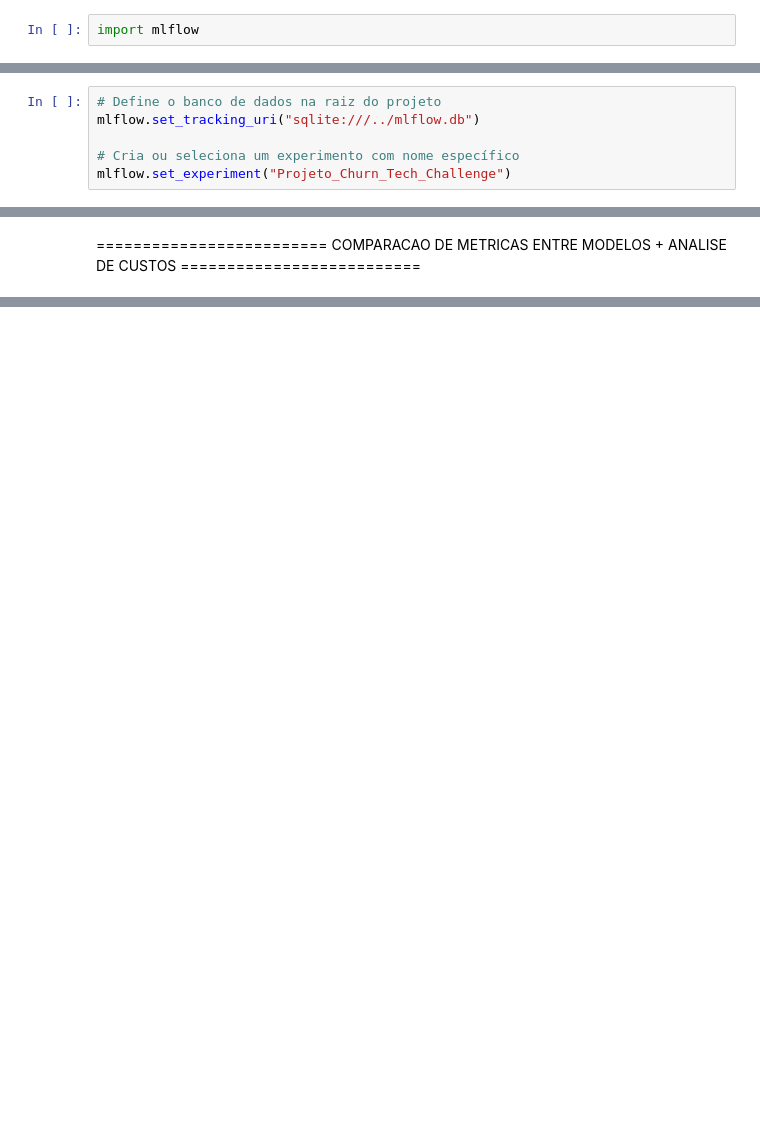
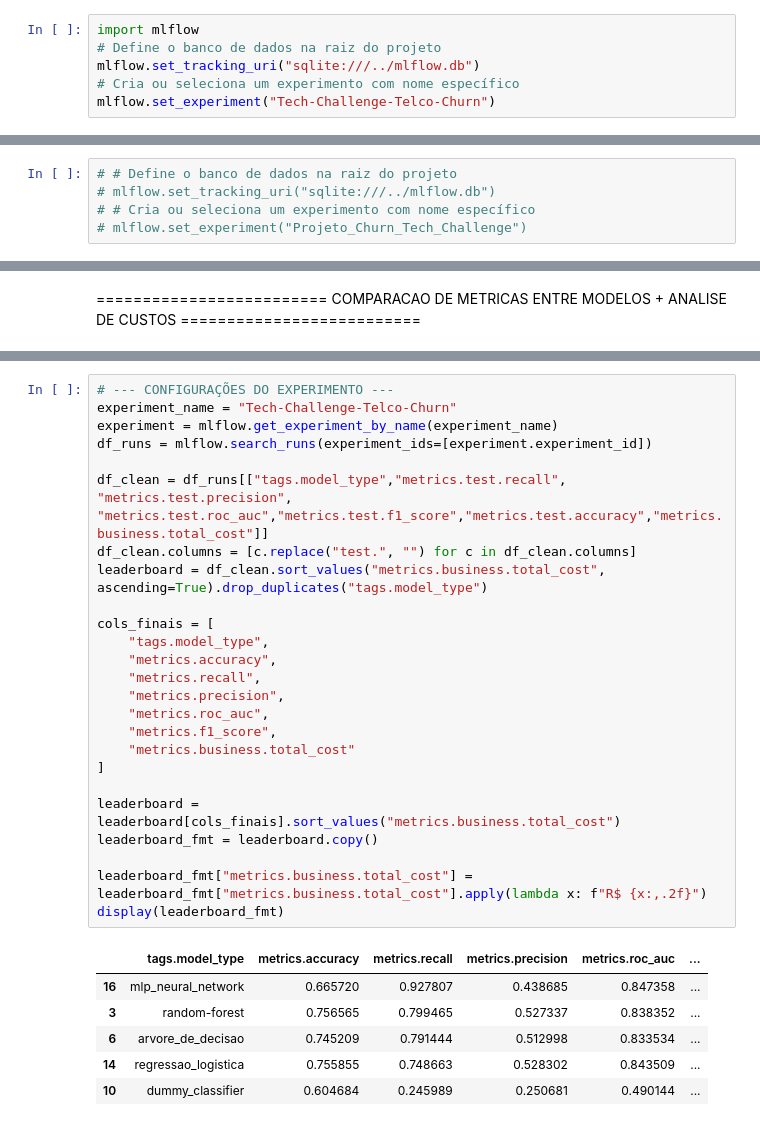
Before and after one commit to LaraGSilva/projeto-tech-challenge-churn, a Jupyter notebook: notebooks/modelos_baseline.ipynb, the cells around one changed output, grey strips where cells are left out. Cells and saved outputs as stored; diff of their text form; blank space fills up the shorter version.

Commit message:
feat: add model card ate secao 4

```diff
--- a/notebooks/modelos_baseline.ipynb
+++ b/notebooks/modelos_baseline.ipynb
@@ -4,3 +4,7 @@ import pandas as pd
 df = pd.read_parquet('../data/processed/dataset_tratado.parquet')
 # %%
 import mlflow
+# Define o banco de dados na raiz do projeto
+mlflow.set_tracking_uri("sqlite:///../mlflow.db")
+# Cria ou seleciona um experimento com nome específico
+mlflow.set_experiment("Tech-Challenge-Telco-Churn")
@@ -7,9 +14,8 @@ import mlflow
 # %%
-# Define o banco de dados na raiz do projeto
-mlflow.set_tracking_uri("sqlite:///../mlflow.db")
-
-# Cria ou seleciona um experimento com nome específico
-mlflow.set_experiment("Projeto_Churn_Tech_Challenge")
+# # Define o banco de dados na raiz do projeto
+# mlflow.set_tracking_uri("sqlite:///../mlflow.db")
+# # Cria ou seleciona um experimento com nome específico
+# mlflow.set_experiment("Projeto_Churn_Tech_Challenge")
 # %% [markdown]
 # --------------- REGRESSÃO LOGISTICA ---------------
 # %%
@@ -721,0 +760,32 @@ else:
+# %%
+# --- CONFIGURAÇÕES DO EXPERIMENTO ---
+experiment_name = "Tech-Challenge-Telco-Churn"
+experiment = mlflow.get_experiment_by_name(experiment_name)
+df_runs = mlflow.search_runs(experiment_ids=[experiment.experiment_id])
+
+df_clean = df_runs[["tags.model_type","metrics.test.recall", "metrics.test.precision", "metrics.test.roc_auc","metrics.test.f1_score","metrics.test.accuracy","metrics.business.total_cost"]]
+df_clean.columns = [c.replace("test.", "") for c in df_clean.columns]
+leaderboard = df_clean.sort_values("metrics.business.total_cost", ascending=True).drop_duplicates("tags.model_type")
+
+cols_finais = [
+    "tags.model_type",
+    "metrics.accuracy",
+    "metrics.recall",
+    "metrics.precision",
+    "metrics.roc_auc",
+    "metrics.f1_score",
+    "metrics.business.total_cost"
+]
+
+leaderboard = leaderboard[cols_finais].sort_values("metrics.business.total_cost")
+leaderboard_fmt = leaderboard.copy()
+
+leaderboard_fmt["metrics.business.total_cost"] = leaderboard_fmt["metrics.business.total_cost"].apply(lambda x: f"R$ {x:,.2f}")
+display(leaderboard_fmt)
+# %% [output]
+|  | tags.model_type | metrics.accuracy | metrics.recall | metrics.precision | metrics.roc_auc | ... |
+| 16 | mlp_neural_network | 0.665720 | 0.927807 | 0.438685 | 0.847358 | ... |
+| 3 | random-forest | 0.756565 | 0.799465 | 0.527337 | 0.838352 | ... |
+| 6 | arvore_de_decisao | 0.745209 | 0.791444 | 0.512998 | 0.833534 | ... |
+| 14 | regressao_logistica | 0.755855 | 0.748663 | 0.528302 | 0.843509 | ... |
+| 10 | dummy_classifier | 0.604684 | 0.245989 | 0.250681 | 0.490144 | ... |
```
Also changed, not shown: parts of 6 cells of this notebook, 36 other files.
